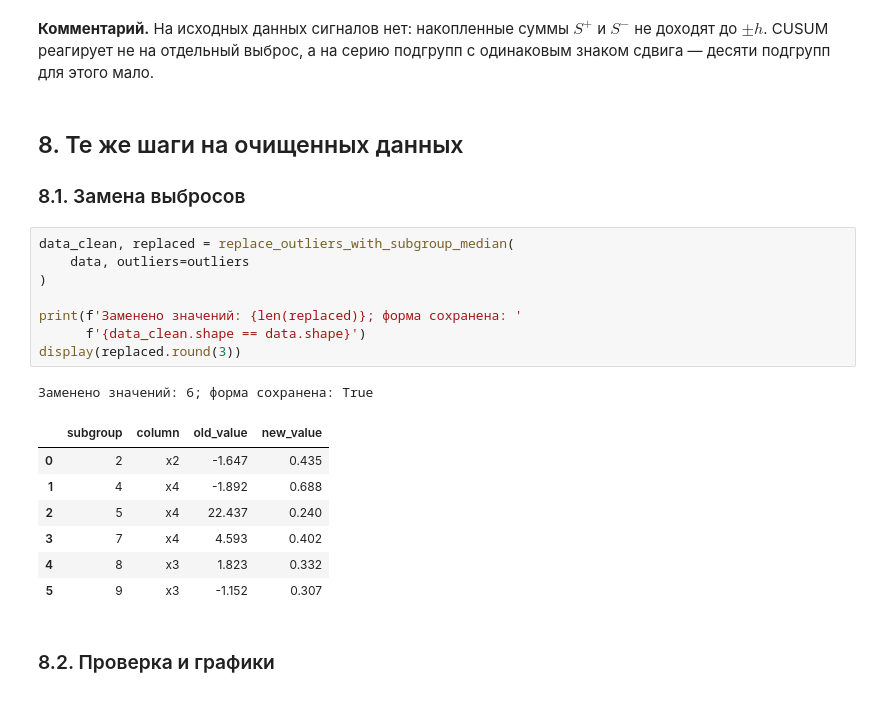
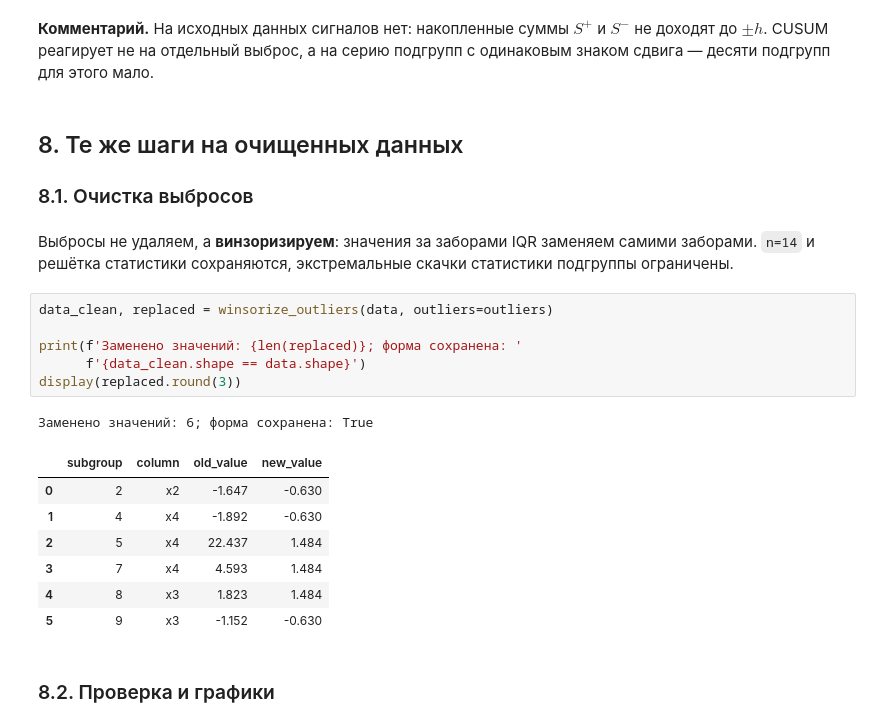
Before and after one commit to nebolsinvasili/nonparametric-charts, a Jupyter notebook: notebooks/cusum_sign_analysis.ipynb, the cells around one changed output. Drawn from its saved outputs; the diff is of its cells as text.

```diff
--- a/notebooks/cusum_sign_analysis.ipynb
+++ b/notebooks/cusum_sign_analysis.ipynb
@@ -408,24 +408,26 @@ $S^{+}$ и $S^{-}$ не доходят до $\pm h$. CUSUM реагирует н
 # %% [markdown]
 ## 8. Те же шаги на очищенных данных
 
-### 8.1. Замена выбросов
+### 8.1. Очистка выбросов
+# %% [markdown]
+Выбросы не удаляем, а **винзоризируем**: значения за заборами IQR
+заменяем самими заборами. `n=14` и решётка статистики сохраняются,
+экстремальные скачки статистики подгруппы ограничены.
 # %%
-data_clean, replaced = replace_outliers_with_subgroup_median(
-    data, outliers=outliers
-)
+data_clean, replaced = winsorize_outliers(data, outliers=outliers)
 
 print(f'Заменено значений: {len(replaced)}; форма сохранена: '
       f'{data_clean.shape == data.shape}')
 display(replaced.round(3))
 # %% [output]
 Заменено значений: 6; форма сохранена: True
 |  | subgroup | column | old_value | new_value |
-| 0 | 2 | x2 | -1.647 | 0.435 |
-| 1 | 4 | x4 | -1.892 | 0.688 |
-| 2 | 5 | x4 | 22.437 | 0.240 |
-| 3 | 7 | x4 | 4.593 | 0.402 |
-| 4 | 8 | x3 | 1.823 | 0.332 |
-| 5 | 9 | x3 | -1.152 | 0.307 |
+| 0 | 2 | x2 | -1.647 | -0.630 |
+| 1 | 4 | x4 | -1.892 | -0.630 |
+| 2 | 5 | x4 | 22.437 | 1.484 |
+| 3 | 7 | x4 | 4.593 | 1.484 |
+| 4 | 8 | x3 | 1.823 | 1.484 |
+| 5 | 9 | x3 | -1.152 | -0.630 |
 # %% [markdown]
 ### 8.2. Проверка и графики
 # %%
```
Also changed, not shown: parts of 5 cells of this notebook, 4 other files.
